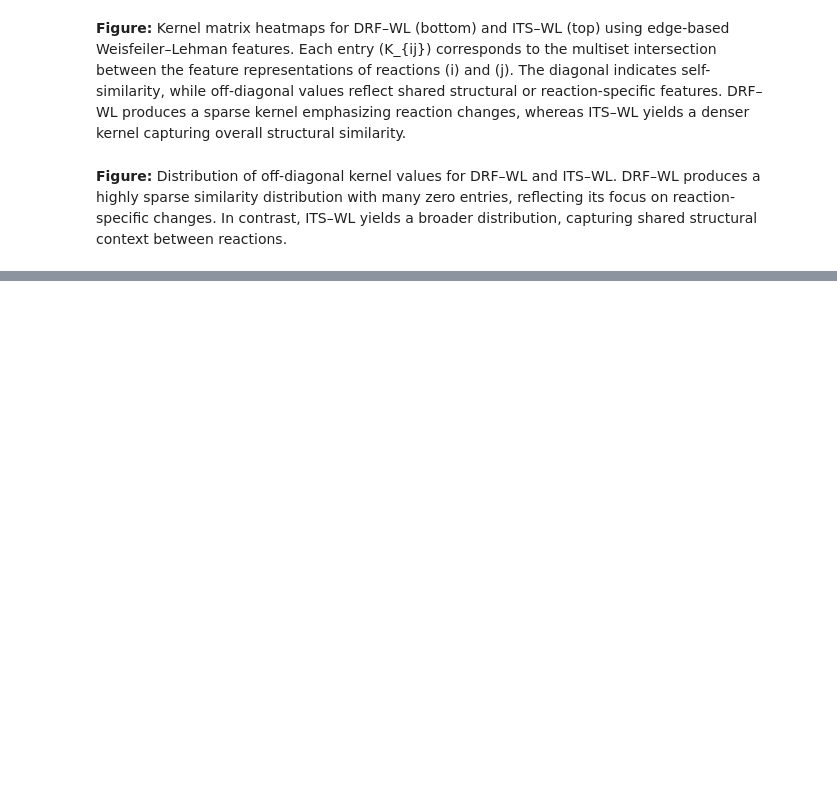
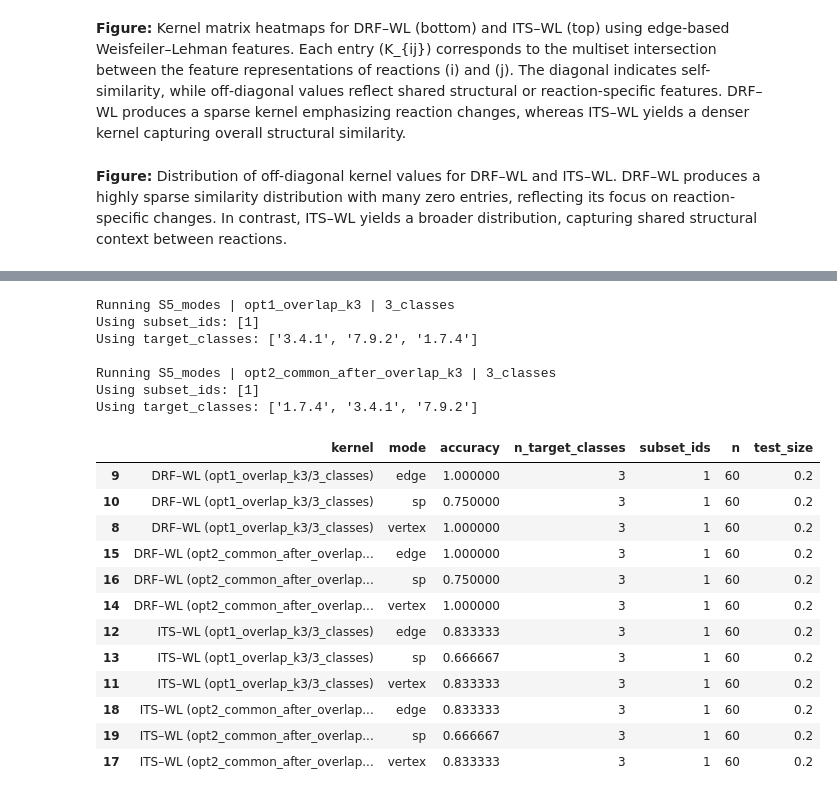
Before and after one commit to PatPatDango/reaction-kernels, a Jupyter notebook: notebooks/wp3.ipynb, the cells around one changed output, grey strips where cells are left out. Saved outputs shown, nothing was run; the diff lists cells and outputs as text; code cells hidden in the pictures; blank space fills up the shorter version.

```diff
--- a/notebooks/wp3.ipynb
+++ b/notebooks/wp3.ipynb
@@ -358,0 +728,78 @@ weighted avg       0.88      0.88      0.88      1200
+# %%
+# =========================
+# Section 5: Compare modes
+# =========================
+tag = "S5_modes"
+n = 600
+test_size = 0.2
+C = 1.0
+seed = 42
+
+for opt_cfg in OPTIONS:
+    # wir nehmen für S5 nur 3 Klassen (typisch wie WP1)
+    cs = make_class_setups_for_option(opt_cfg)[0]  # 3_classes
+    allowed = None if opt_cfg["name"].startswith("opt1") else cs["target_classes"]
+
+    print(f"\nRunning {tag} | {opt_cfg['name']} | {cs['name']}")
+    print("Using subset_ids:", opt_cfg["subset_ids"])
+    print("Using target_classes:", cs["target_classes"])
+
+    # DRF modes
+    for mode, precomp_dir in [
+        ("vertex", DATA_DIR / "drf_small/precomputed_drf_vertex"),
+        ("edge",   DATA_DIR / "drf_small/precomputed_drf_edge"),
+        ("sp",     DATA_DIR / "drf_small/precomputed_drf_sp"),
+    ]:
+        res, n_eff = train_from_dir_with_option(
+            precomp_dir=precomp_dir, feature_key="drf_wl",
+            subset_ids=opt_cfg["subset_ids"], option_name=opt_cfg["name"],
+            allowed_classes=allowed,
+            n=n, test_size=test_size, C=C, seed=seed,
+            verbose=False,
+        )
+        add_result(tag, f"DRF–WL ({opt_cfg['name']}/{cs['name']})", mode,
+                   precomp_dir, "drf_wl",
+                   opt_cfg["subset_ids"], cs["target_classes"],
+                   n_eff, test_size, C, seed, res)
+
+    # ITS modes
+    for mode, precomp_dir in [
+        ("vertex", DATA_DIR / "its_small/precomputed_its_vertex"),
+        ("edge",   DATA_DIR / "its_small/precomputed_its_edge"),
+        ("sp",     DATA_DIR / "its_small/precomputed_its_sp"),
+    ]:
+        res, n_eff = train_from_dir_with_option(
+            precomp_dir=precomp_dir, feature_key="its_wl",
+            subset_ids=opt_cfg["subset_ids"], option_name=opt_cfg["name"],
+            allowed_classes=allowed,
+            n=n, test_size=test_size, C=C, seed=seed,
+            verbose=False,
+        )
+        add_result(tag, f"ITS–WL ({opt_cfg['name']}/{cs['name']})", mode,
+                   precomp_dir, "its_wl",
+                   opt_cfg["subset_ids"], cs["target_classes"],
+                   n_eff, test_size, C, seed, res)
+
+df_results = pd.DataFrame(results)
+df_results[df_results["tag"] == tag][["kernel","mode","accuracy","n_target_classes","subset_ids","n","test_size"]].sort_values(["kernel","mode"])
+# %% [output]
+Running S5_modes | opt1_overlap_k3 | 3_classes
+Using subset_ids: [1]
+Using target_classes: ['3.4.1', '7.9.2', '1.7.4']
+
+Running S5_modes | opt2_common_after_overlap_k3 | 3_classes
+Using subset_ids: [1]
+Using target_classes: ['1.7.4', '3.4.1', '7.9.2']
+|  | kernel | mode | accuracy | n_target_classes | subset_ids | n | test_size |
+| 9 | DRF–WL (opt1_overlap_k3/3_classes) | edge | 1.000000 | 3 | 1 | 60 | 0.2 |
+| 10 | DRF–WL (opt1_overlap_k3/3_classes) | sp | 0.750000 | 3 | 1 | 60 | 0.2 |
+| 8 | DRF–WL (opt1_overlap_k3/3_classes) | vertex | 1.000000 | 3 | 1 | 60 | 0.2 |
+| 15 | DRF–WL (opt2_common_after_overlap... | edge | 1.000000 | 3 | 1 | 60 | 0.2 |
+| 16 | DRF–WL (opt2_common_after_overlap... | sp | 0.750000 | 3 | 1 | 60 | 0.2 |
+| 14 | DRF–WL (opt2_common_after_overlap... | vertex | 1.000000 | 3 | 1 | 60 | 0.2 |
+| 12 | ITS–WL (opt1_overlap_k3/3_classes) | edge | 0.833333 | 3 | 1 | 60 | 0.2 |
+| 13 | ITS–WL (opt1_overlap_k3/3_classes) | sp | 0.666667 | 3 | 1 | 60 | 0.2 |
+| 11 | ITS–WL (opt1_overlap_k3/3_classes) | vertex | 0.833333 | 3 | 1 | 60 | 0.2 |
+| 18 | ITS–WL (opt2_common_after_overlap... | edge | 0.833333 | 3 | 1 | 60 | 0.2 |
+| 19 | ITS–WL (opt2_common_after_overlap... | sp | 0.666667 | 3 | 1 | 60 | 0.2 |
+| 17 | ITS–WL (opt2_common_after_overlap... | vertex | 0.833333 | 3 | 1 | 60 | 0.2 |
```
Also changed, not shown: parts of 41 cells of this notebook, 5 other files.
